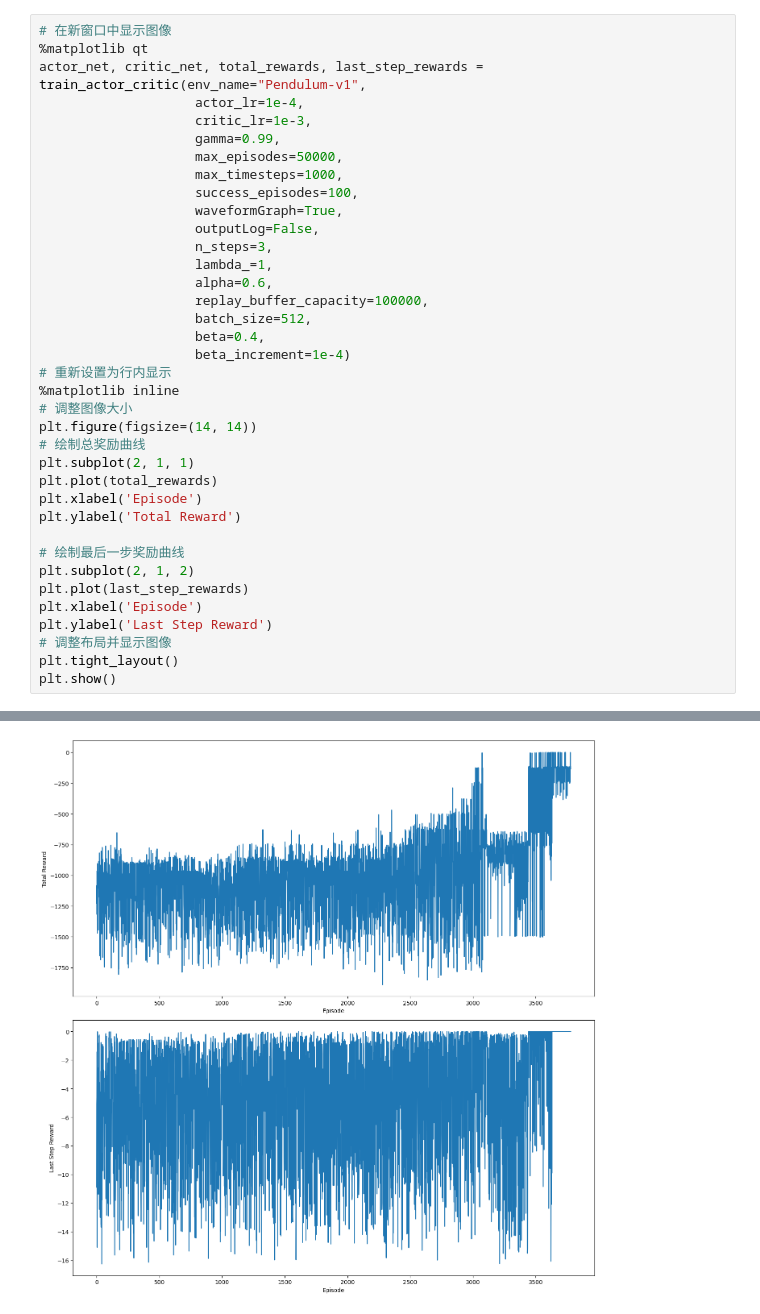
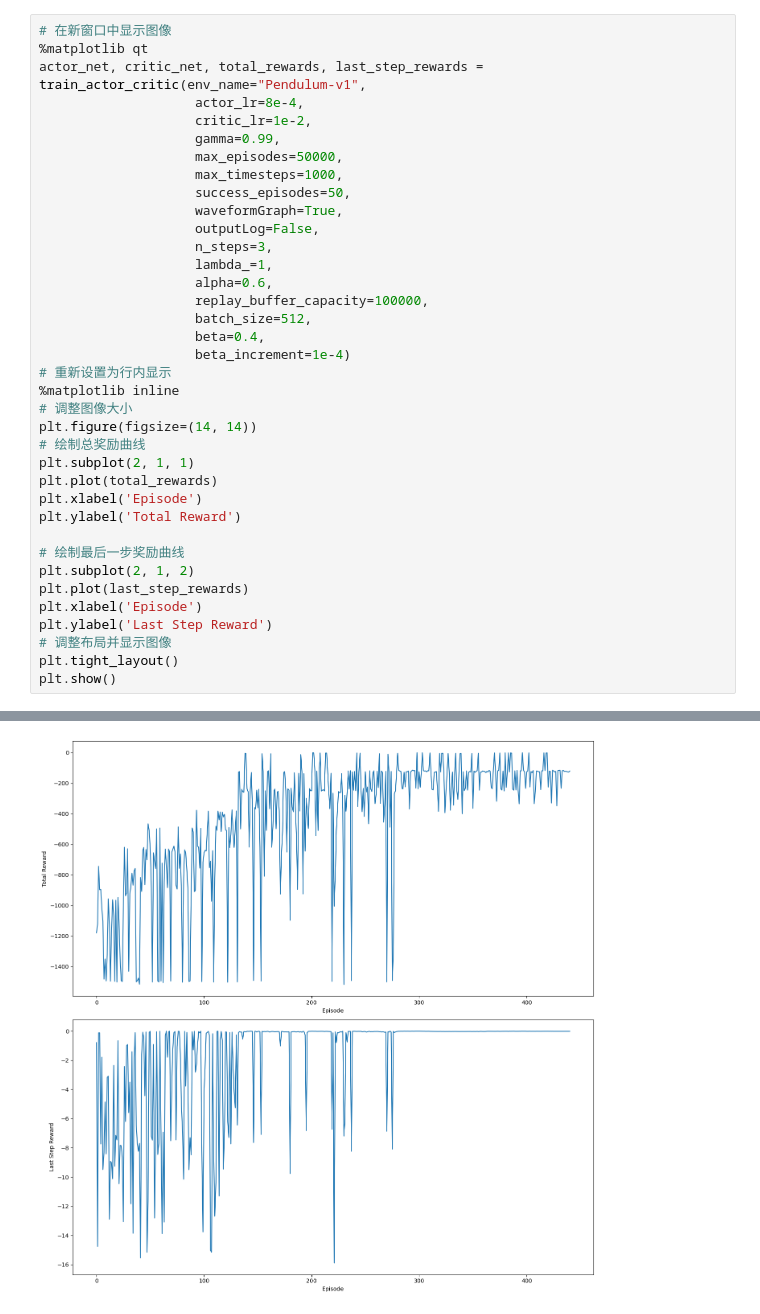
Before and after one commit to WhizZest/Book_Code_RL, a Jupyter notebook: ch09_Actor-Critic及变种/Actor_Critic+优先经验回放.ipynb, the cells around one changed output, grey strips where cells are left out. Saved outputs shown, nothing was run; the diff lists cells and outputs as text.

```diff
--- a/ch09_Actor-Critic及变种/Actor_Critic+优先经验回放.ipynb
+++ b/ch09_Actor-Critic及变种/Actor_Critic+优先经验回放.ipynb
@@ -448,12 +464,12 @@ def train_actor_critic(env_name="Pendulum-v1",
 # 在新窗口中显示图像
 %matplotlib qt
 actor_net, critic_net, total_rewards, last_step_rewards = train_actor_critic(env_name="Pendulum-v1",
-                    actor_lr=1e-4,
-                    critic_lr=1e-3,
+                    actor_lr=8e-4,
+                    critic_lr=1e-2,
                     gamma=0.99,
                     max_episodes=50000,
                     max_timesteps=1000,
-                    success_episodes=100,
+                    success_episodes=50,
                     waveformGraph=True,
                     outputLog=False,
                     n_steps=3,
@@ -497,4 +515,4 @@ Success count >= 150.0, break!
-[figure, old version]
+[figure, new version]
 # %%
 import gym
 import time
```
Also changed, not shown: parts of 5 cells of this notebook.
